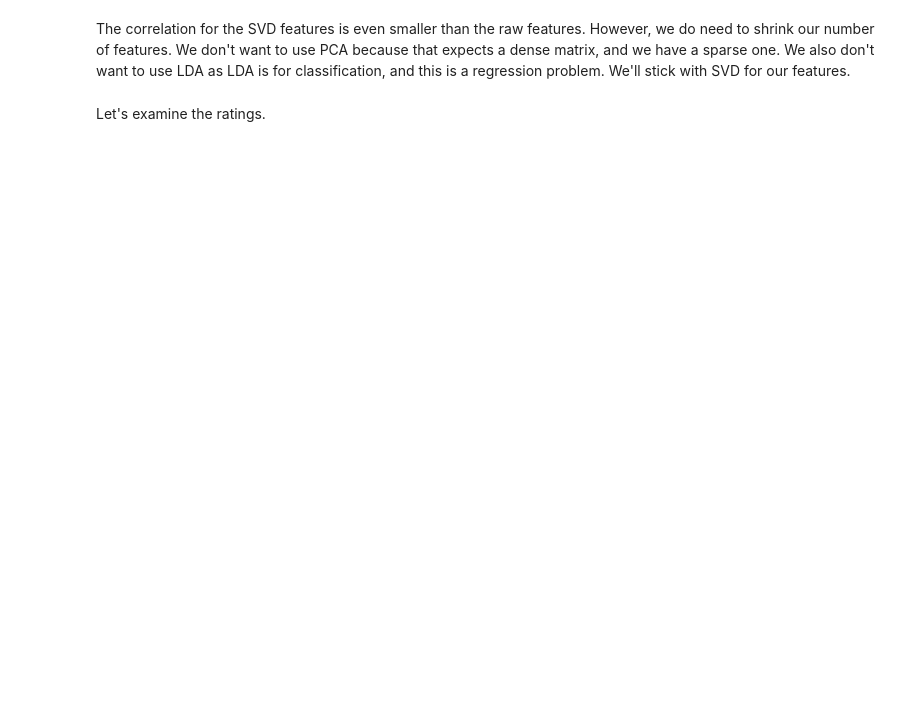
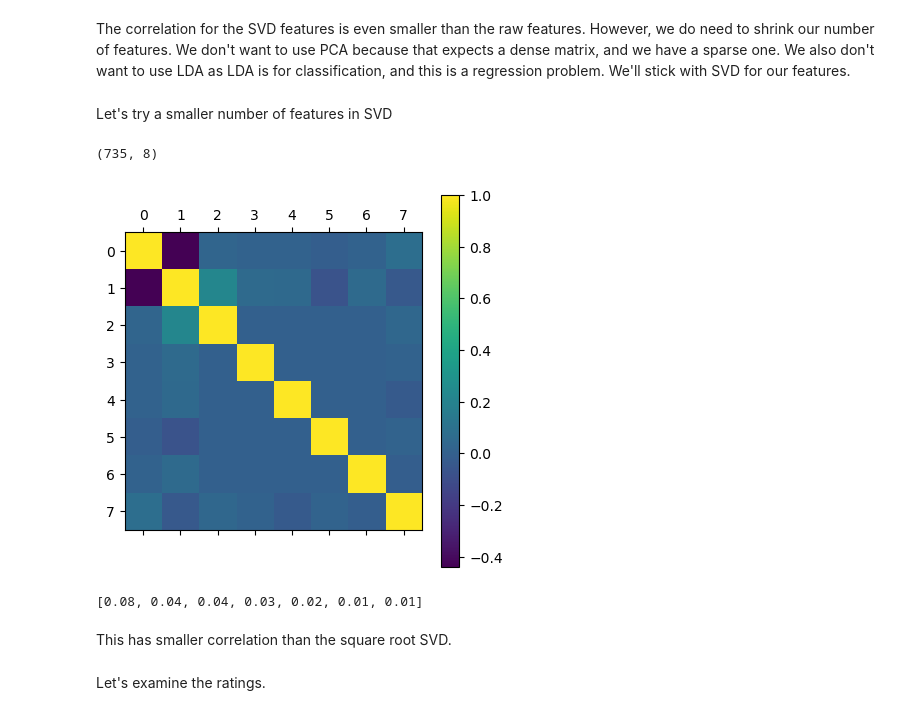
Before and after one commit to cda913/Capstone, a Jupyter notebook: C_Aitkin_EDA_Capstone.ipynb, the cells around one changed output. Saved outputs shown, nothing was run; the diff lists cells and outputs as text; code cells hidden in the pictures; blank space fills up the shorter version.

```diff
--- a/C_Aitkin_EDA_Capstone.ipynb
+++ b/C_Aitkin_EDA_Capstone.ipynb
@@ -237,5 +323,35 @@ n[0:10]
 # %% [markdown]
 The correlation for the SVD features is even smaller than the raw features. However, we do need to shrink our number of features. We don't want to use PCA because that expects a dense matrix, and we have a sparse one. We also don't want to use LDA as LDA is for classification, and this is a regression problem. We'll stick with SVD for our features.
+# %% [markdown]
+Let's try a smaller number of features in SVD
+# %%
+svd7 = TruncatedSVD(n_components = 7, random_state = 42)
+X_transformed7 = svd7.fit_transform(X)
+# %%
+X_transformed7 = pd.DataFrame(X_transformed7)
+
+ratingsScriptsTransformed7 = pd.concat([X_transformed7,y], axis = 'columns')
+
+ratingsScriptsTransformed7.shape
+# %% [output]
+(735, 8)
+# %%
+matrix3 = ratingsScriptsTransformed7.corr().round(2)
+plt.matshow(matrix3)
+plt.colorbar()
+plt.show()
+# %% [output]
+[figure, added]
+# %%
+ratingsCorr3=matrix3.iloc[-1,:]
+ratingsCorr3=abs(ratingsCorr3)
+ratingsCorr3=ratingsCorr3[0:-1]
+n=sorted(ratingsCorr3,reverse = True)
+print(n)
+# %% [output]
+[0.08, 0.04, 0.04, 0.03, 0.02, 0.01, 0.01]
+# %% [markdown]
+This has smaller correlation than the square root SVD.
 # %% [markdown]
 Let's examine the ratings.
 # %%
```
Also changed, not shown: parts of 37 cells of this notebook.
